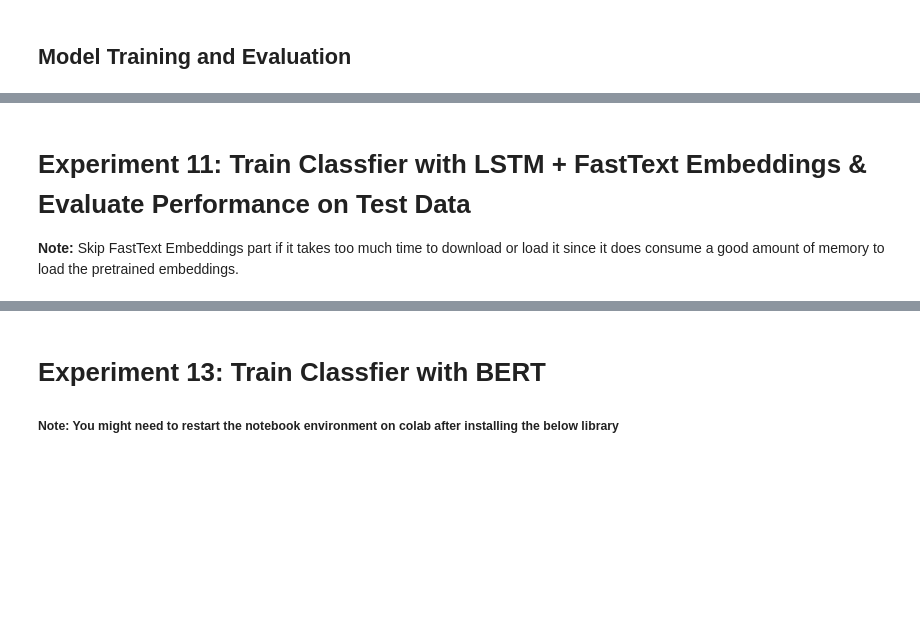
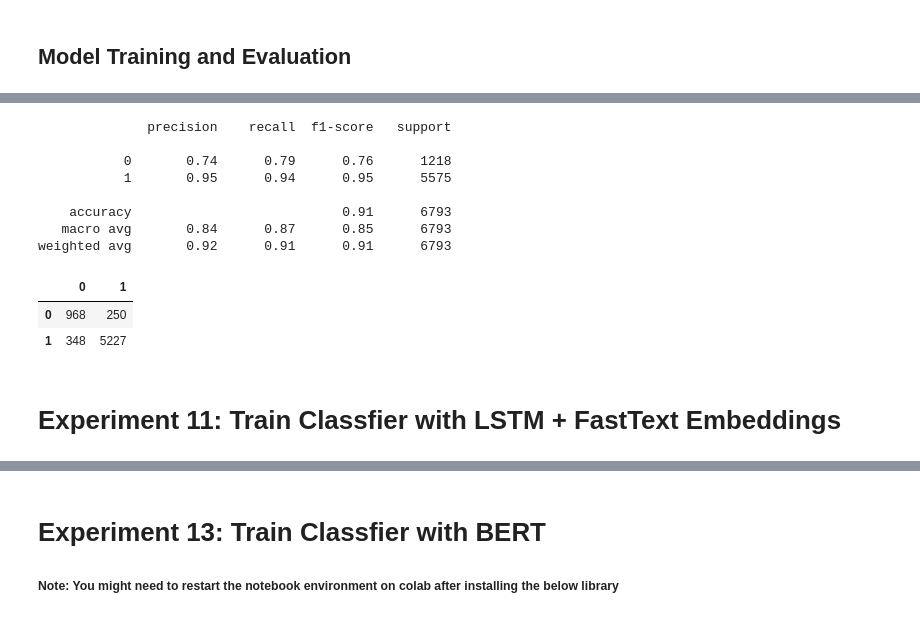
Before and after one commit to wanaguirre/Predicting-E-Commerce-Product-Recommendations-from-Reviews-NLP, a Jupyter notebook: Notebooks/Sentiment-Analysis.ipynb, the cells around one changed output, grey strips where cells are left out. Drawn from its saved outputs; the diff is of its cells as text; code cells hidden in the pictures; blank space fills up the shorter version.

```diff
--- a/Notebooks/Sentiment-Analysis.ipynb
+++ b/Notebooks/Sentiment-Analysis.ipynb
@@ -149,3 +230,9 @@ Just accuracy is never enough in datasets with a rare class problem.
 - __Precision:__ The positive predictive power of a model. Out of all the predictions made by a model for a class, how many are actually correct
 - __Recall:__ The coverage or hit-rate of a model. Out of all the test data samples belonging to a class, how many was the model able to predict (hit or cover) correctly.
 - __F1-score:__ The harmonic mean of the precision and recall
+# %%
+lr.fit(X_train.drop(['Review'], axis=1), y_train)
+predictions = lr.predict(X_test.drop(['Review'], axis=1))
+
+print(confusion_matrix(y_test, predictions))
+print(classification_report(y_test, predictions))
@@ -152,3 +254,8 @@ Just accuracy is never enough in datasets with a rare class problem.
+# %%
+X_train.drop(['char_count', 'word_count', 'word_density',
+              'punctuation_count', 'title_word_count', 'upper_case_word_count'], axis=1, inplace=True)
+X_test.drop(['char_count', 'word_count', 'word_density',
+              'punctuation_count', 'title_word_count', 'upper_case_word_count'], axis=1, inplace=True)
 # %% [markdown]
 # Experiment 2: Features from Sentiment Analysis
 # %% [markdown]
@@ -613,12 +929,22 @@ model.fit(train_seqs, y_train,
 # %%
-predictions = model.predict_classes(test_seqs).ravel()
+predictions = (model.predict(test_seqs) > 0.5).astype("int")
 
 print(classification_report(y_test, predictions))
 pd.DataFrame(confusion_matrix(y_test, predictions))
+# %% [output]
+              precision    recall  f1-score   support
+
+           0       0.74      0.79      0.76      1218
+           1       0.95      0.94      0.95      5575
+
+    accuracy                           0.91      6793
+   macro avg       0.84      0.87      0.85      6793
+weighted avg       0.92      0.91      0.91      6793
+|  | 0 | 1 |
+| 0 | 968 | 250 |
+| 1 | 348 | 5227 |
-# %% [markdown]
-# Experiment 11: Train Classfier with LSTM + FastText Embeddings & Evaluate Performance on Test Data
-
-__Note:__ Skip FastText Embeddings part if it takes too much time to download or load it since it does consume a good amount of memory to load the pretrained embeddings.
+# %% [markdown]
+# Experiment 11: Train Classfier with LSTM + FastText Embeddings
 # %%
 LSTM_DIM = 256
 
```
Also changed, not shown: parts of 66 cells of this notebook.
